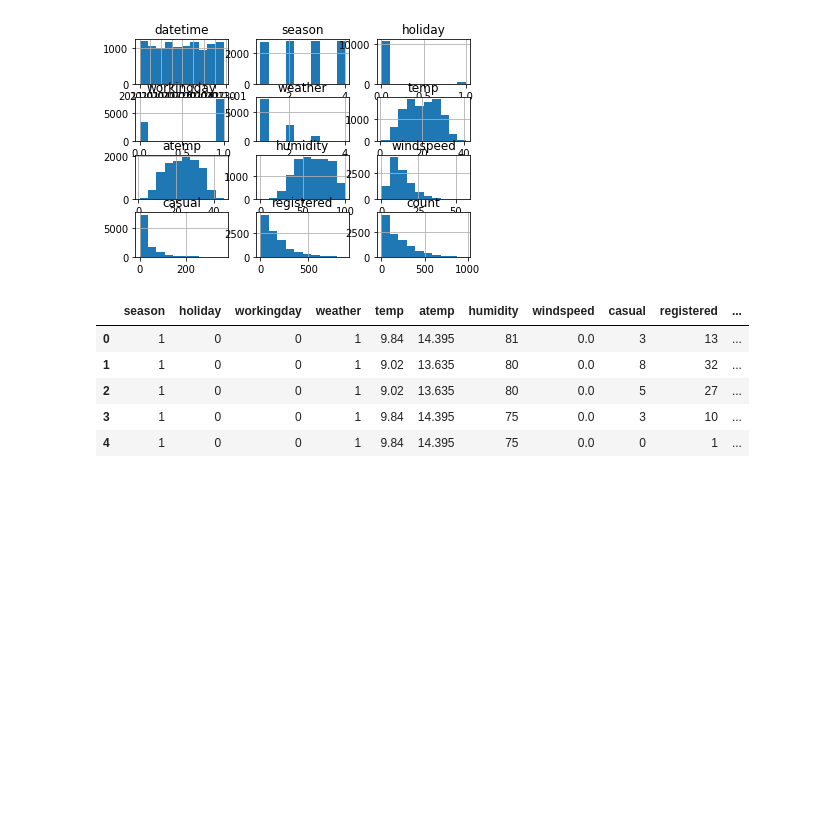
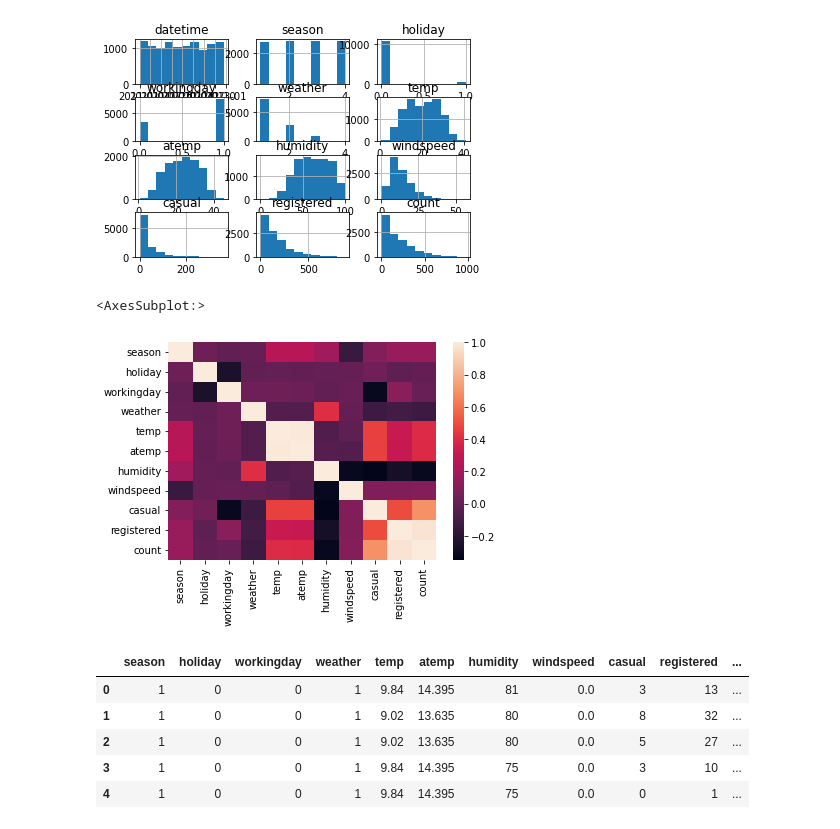
Before and after one commit to Sarthak02g/Bike_Sharing_Demand_with_AutoGluon, a Jupyter notebook: project-template.ipynb, the cells around one changed output. Cells and saved outputs as stored; diff of their text form; code cells hidden in the pictures; blank space fills up the shorter version.

```diff
--- a/project-template.ipynb
+++ b/project-template.ipynb
@@ -315,5 +318,11 @@ array([[<AxesSubplot:title={'center':'datetime'}>,
         <AxesSubplot:title={'center':'registered'}>,
         <AxesSubplot:title={'center':'count'}>]], dtype=object)
 [figure]
+# %%
+import seaborn as sns
+sns.heatmap(train.corr())
+# %% [output]
+<AxesSubplot:>
+[figure, added]
 # %%
 # create a new feature
```
Also changed, not shown: parts of 27 cells of this notebook, 4 other files.
